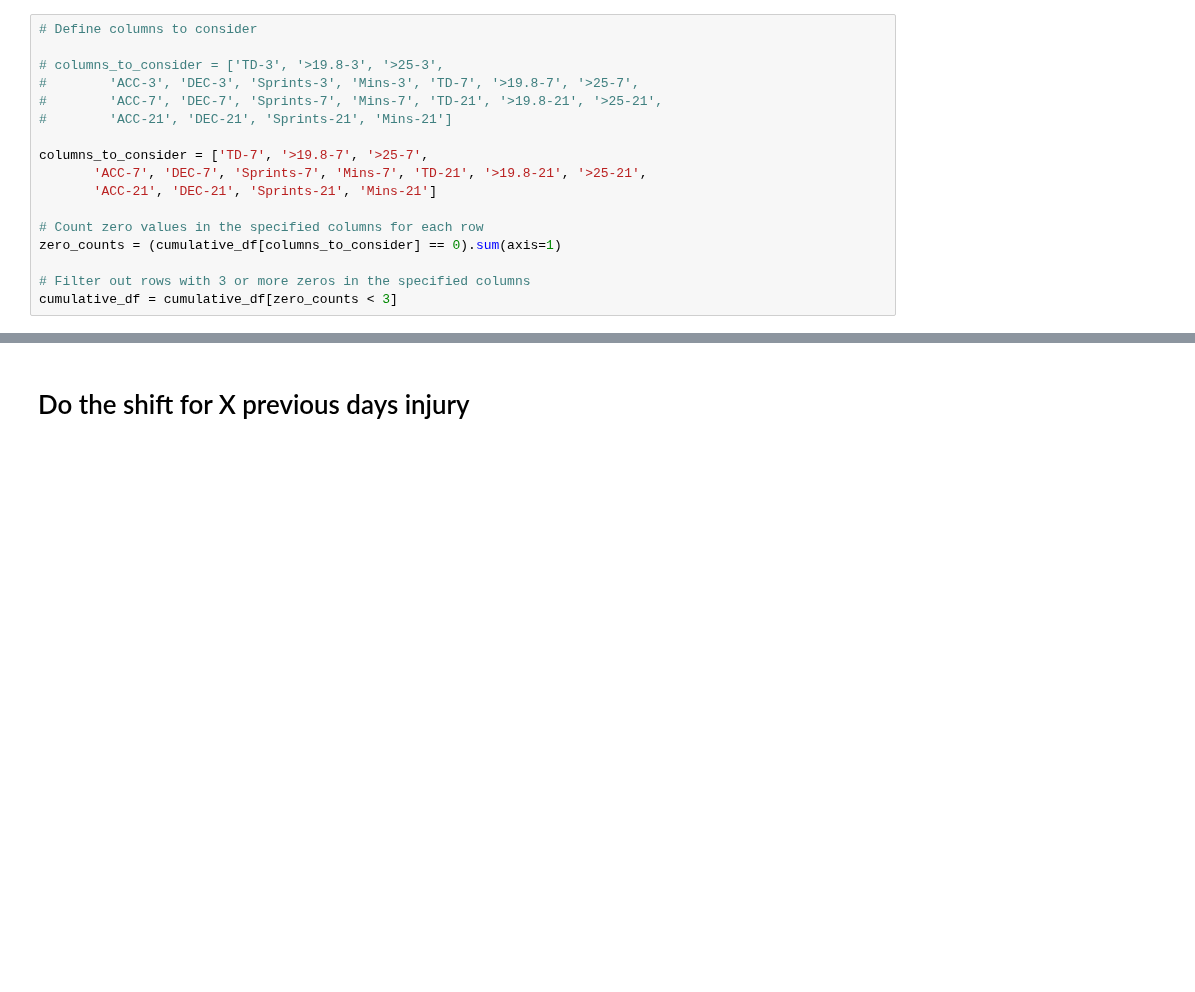
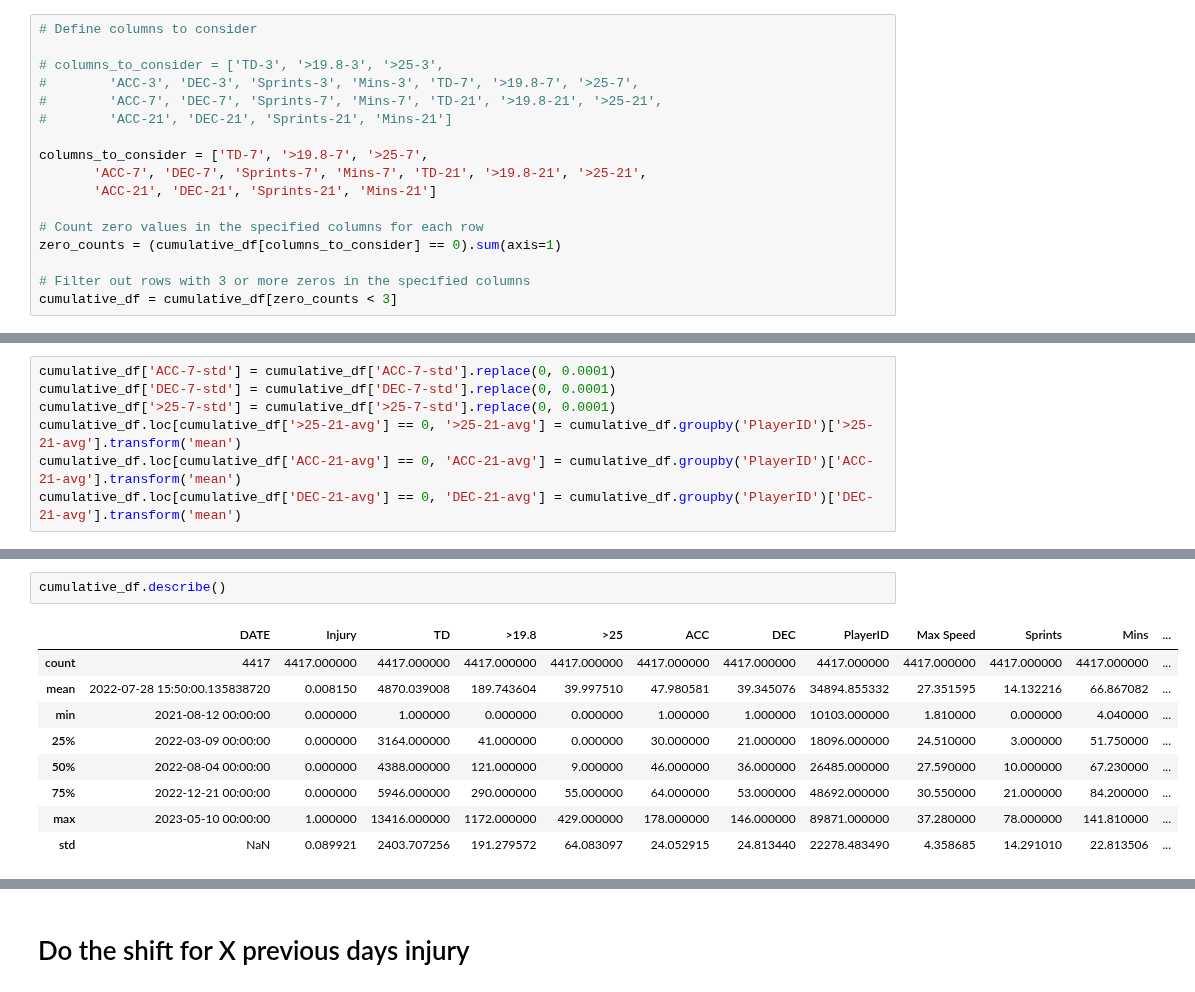
Before and after one commit to Tommy-Las/WatfordFC, a Jupyter notebook: Data_cleaning_transformation.ipynb, the cells around one changed output, grey strips where cells are left out. Cells and saved outputs as stored; diff of their text form; blank space fills up the shorter version.

```diff
--- a/Data_cleaning_transformation.ipynb
+++ b/Data_cleaning_transformation.ipynb
@@ -881,0 +859,7 @@ Injury: 36
+# %%
+cumulative_df['ACC-7-std'] = cumulative_df['ACC-7-std'].replace(0, 0.0001)
+cumulative_df['DEC-7-std'] = cumulative_df['DEC-7-std'].replace(0, 0.0001)
+cumulative_df['>25-7-std'] = cumulative_df['>25-7-std'].replace(0, 0.0001)
+cumulative_df.loc[cumulative_df['>25-21-avg'] == 0, '>25-21-avg'] = cumulative_df.groupby('PlayerID')['>25-21-avg'].transform('mean')
+cumulative_df.loc[cumulative_df['ACC-21-avg'] == 0, 'ACC-21-avg'] = cumulative_df.groupby('PlayerID')['ACC-21-avg'].transform('mean')
+cumulative_df.loc[cumulative_df['DEC-21-avg'] == 0, 'DEC-21-avg'] = cumulative_df.groupby('PlayerID')['DEC-21-avg'].transform('mean')
@@ -881,0 +891,12 @@ Injury: 36
+# %%
+cumulative_df.describe()
+# %% [output]
+|  | DATE | Injury | TD | >19.8 | >25 | ACC | DEC | PlayerID | Max Speed | Sprints | Mins | ... |
+| count | 4417 | 4417.000000 | 4417.000000 | 4417.000000 | 4417.000000 | 4417.000000 | 4417.000000 | 4417.000000 | 4417.000000 | 4417.000000 | 4417.000000 | ... |
+| mean | 2022-07-28 15:50:00.135838720 | 0.008150 | 4870.039008 | 189.743604 | 39.997510 | 47.980581 | 39.345076 | 34894.855332 | 27.351595 | 14.132216 | 66.867082 | ... |
+| min | 2021-08-12 00:00:00 | 0.000000 | 1.000000 | 0.000000 | 0.000000 | 1.000000 | 1.000000 | 10103.000000 | 1.810000 | 0.000000 | 4.040000 | ... |
+| 25% | 2022-03-09 00:00:00 | 0.000000 | 3164.000000 | 41.000000 | 0.000000 | 30.000000 | 21.000000 | 18096.000000 | 24.510000 | 3.000000 | 51.750000 | ... |
+| 50% | 2022-08-04 00:00:00 | 0.000000 | 4388.000000 | 121.000000 | 9.000000 | 46.000000 | 36.000000 | 26485.000000 | 27.590000 | 10.000000 | 67.230000 | ... |
+| 75% | 2022-12-21 00:00:00 | 0.000000 | 5946.000000 | 290.000000 | 55.000000 | 64.000000 | 53.000000 | 48692.000000 | 30.550000 | 21.000000 | 84.200000 | ... |
+| max | 2023-05-10 00:00:00 | 1.000000 | 13416.000000 | 1172.000000 | 429.000000 | 178.000000 | 146.000000 | 89871.000000 | 37.280000 | 78.000000 | 141.810000 | ... |
+| std | NaN | 0.089921 | 2403.707256 | 191.279572 | 64.083097 | 24.052915 | 24.813440 | 22278.483490 | 4.358685 | 14.291010 | 22.813506 | ... |
```
Also changed, not shown: parts of 20 cells of this notebook, 3 other files.
